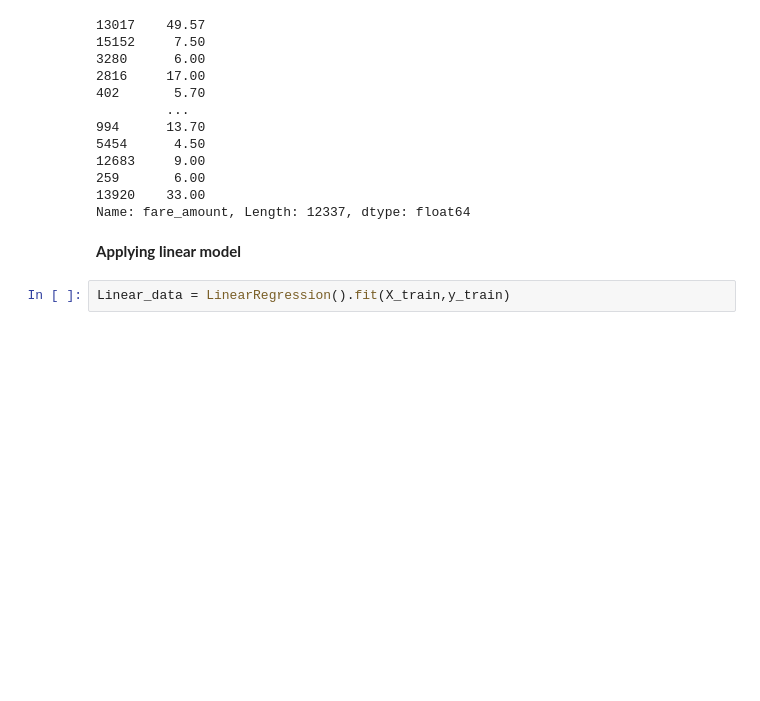
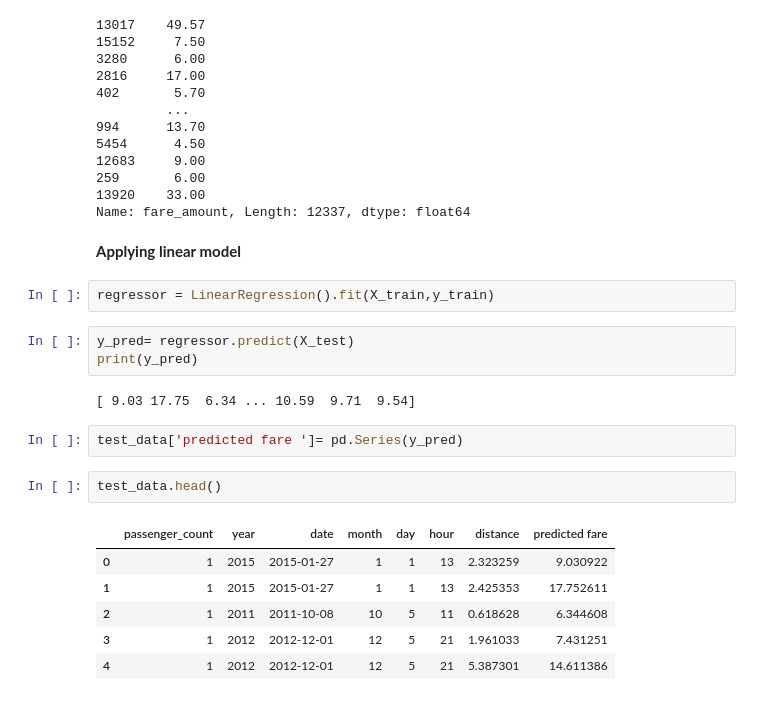
Before and after one commit to vapurv843/Cab-fare-prediction, a Jupyter notebook: cab_fare.ipynb, the cells around one changed output. Saved outputs shown, nothing was run; the diff lists cells and outputs as text; blank space fills up the shorter version.

```diff
--- a/cab_fare.ipynb
+++ b/cab_fare.ipynb
@@ -820,4 +834,20 @@ Name: fare_amount, Length: 12337, dtype: float64
 # %% [markdown]
 **Applying linear model**
 # %%
-Linear_data = LinearRegression().fit(X_train,y_train)
+regressor = LinearRegression().fit(X_train,y_train)
+# %%
+y_pred= regressor.predict(X_test)
+print(y_pred)
+# %% [output]
+[ 9.03 17.75  6.34 ... 10.59  9.71  9.54]
+# %%
+test_data['predicted fare ']= pd.Series(y_pred)
+# %%
+test_data.head()
+# %% [output]
+|  | passenger_count | year | date | month | day | hour | distance | predicted fare |
+| 0 | 1 | 2015 | 2015-01-27 | 1 | 1 | 13 | 2.323259 | 9.030922 |
+| 1 | 1 | 2015 | 2015-01-27 | 1 | 1 | 13 | 2.425353 | 17.752611 |
+| 2 | 1 | 2011 | 2011-10-08 | 10 | 5 | 11 | 0.618628 | 6.344608 |
+| 3 | 1 | 2012 | 2012-12-01 | 12 | 5 | 21 | 1.961033 | 7.431251 |
+| 4 | 1 | 2012 | 2012-12-01 | 12 | 5 | 21 | 5.387301 | 14.611386 |
```
Also changed, not shown: parts of 3 cells of this notebook.
